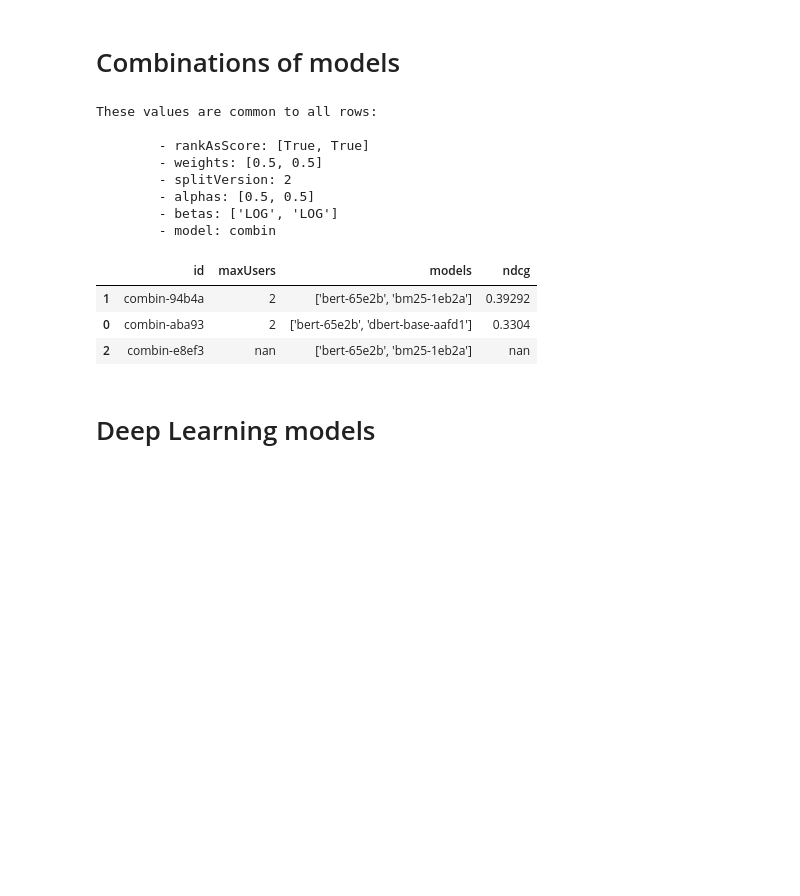
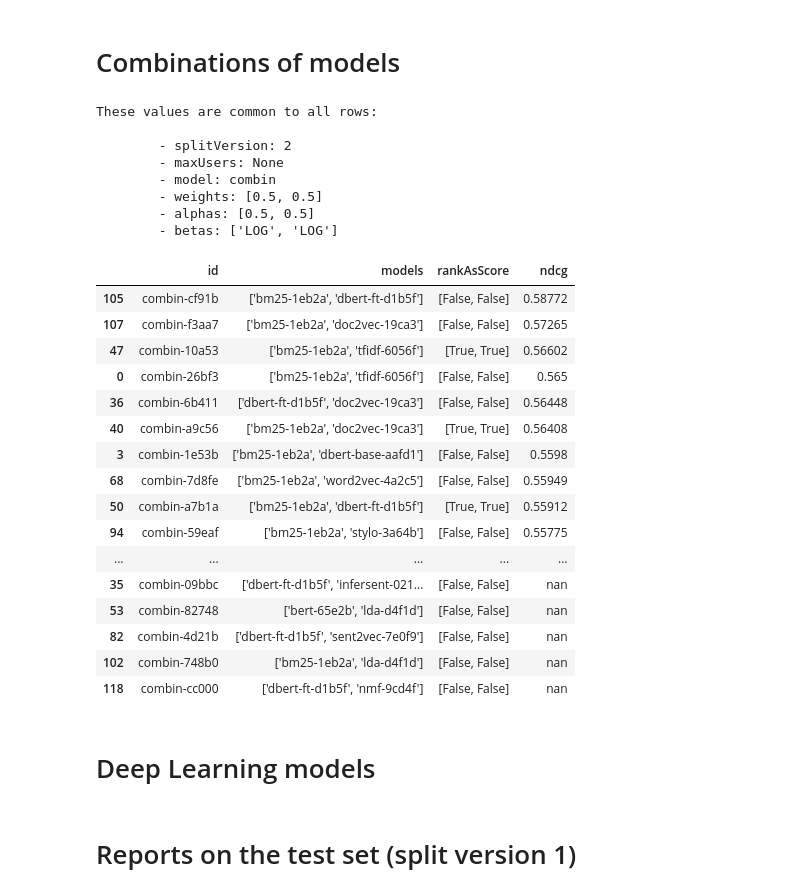
Before and after one commit to arthur-gallois/Twinews-adapted, a Jupyter notebook: twinews/evaluation/hjreport.ipynb, the cells around one changed output. Saved outputs shown, nothing was run; the diff lists cells and outputs as text; code cells hidden in the pictures; blank space fills up the shorter version.

```diff
--- a/twinews/evaluation/hjreport.ipynb
+++ b/twinews/evaluation/hjreport.ipynb
@@ -92,19 +323,34 @@ basicPrint('bert')
 # %% [markdown]
 # Combinations of models
 # %%
-basicPrint('combin', noSubsampling=False)
+basicPrint('combin')
 # %% [output]
 These values are common to all rows:
 
-        - rankAsScore: [True, True]
+        - splitVersion: 2
+        - maxUsers: None
+        - model: combin
         - weights: [0.5, 0.5]
-        - splitVersion: 2
         - alphas: [0.5, 0.5]
         - betas: ['LOG', 'LOG']
-        - model: combin
-|  | id | maxUsers | models | ndcg |
-| 1 | combin-94b4a | 2 | ['bert-65e2b', 'bm25-1eb2a'] | 0.39292 |
-| 0 | combin-aba93 | 2 | ['bert-65e2b', 'dbert-base-aafd1'] | 0.3304 |
-| 2 | combin-e8ef3 | nan | ['bert-65e2b', 'bm25-1eb2a'] | nan |
+|  | id | models | rankAsScore | ndcg |
+| 105 | combin-cf91b | ['bm25-1eb2a', 'dbert-ft-d1b5f'] | [False, False] | 0.58772 |
+| 107 | combin-f3aa7 | ['bm25-1eb2a', 'doc2vec-19ca3'] | [False, False] | 0.57265 |
+| 47 | combin-10a53 | ['bm25-1eb2a', 'tfidf-6056f'] | [True, True] | 0.56602 |
+| 0 | combin-26bf3 | ['bm25-1eb2a', 'tfidf-6056f'] | [False, False] | 0.565 |
+| 36 | combin-6b411 | ['dbert-ft-d1b5f', 'doc2vec-19ca3'] | [False, False] | 0.56448 |
+| 40 | combin-a9c56 | ['bm25-1eb2a', 'doc2vec-19ca3'] | [True, True] | 0.56408 |
+| 3 | combin-1e53b | ['bm25-1eb2a', 'dbert-base-aafd1'] | [False, False] | 0.5598 |
+| 68 | combin-7d8fe | ['bm25-1eb2a', 'word2vec-4a2c5'] | [False, False] | 0.55949 |
+| 50 | combin-a7b1a | ['bm25-1eb2a', 'dbert-ft-d1b5f'] | [True, True] | 0.55912 |
+| 94 | combin-59eaf | ['bm25-1eb2a', 'stylo-3a64b'] | [False, False] | 0.55775 |
+| ... | ... | ... | ... | ... |
+| 35 | combin-09bbc | ['dbert-ft-d1b5f', 'infersent-021... | [False, False] | nan |
+| 53 | combin-82748 | ['bert-65e2b', 'lda-d4f1d'] | [False, False] | nan |
+| 82 | combin-4d21b | ['dbert-ft-d1b5f', 'sent2vec-7e0f9'] | [False, False] | nan |
+| 102 | combin-748b0 | ['bm25-1eb2a', 'lda-d4f1d'] | [False, False] | nan |
+| 118 | combin-cc000 | ['dbert-ft-d1b5f', 'nmf-9cd4f'] | [False, False] | nan |
 # %% [markdown]
 # Deep Learning models
+# %% [markdown]
+# Reports on the test set (split version 1)
```
Also changed, not shown: parts of 17 cells of this notebook, 9 other files.
